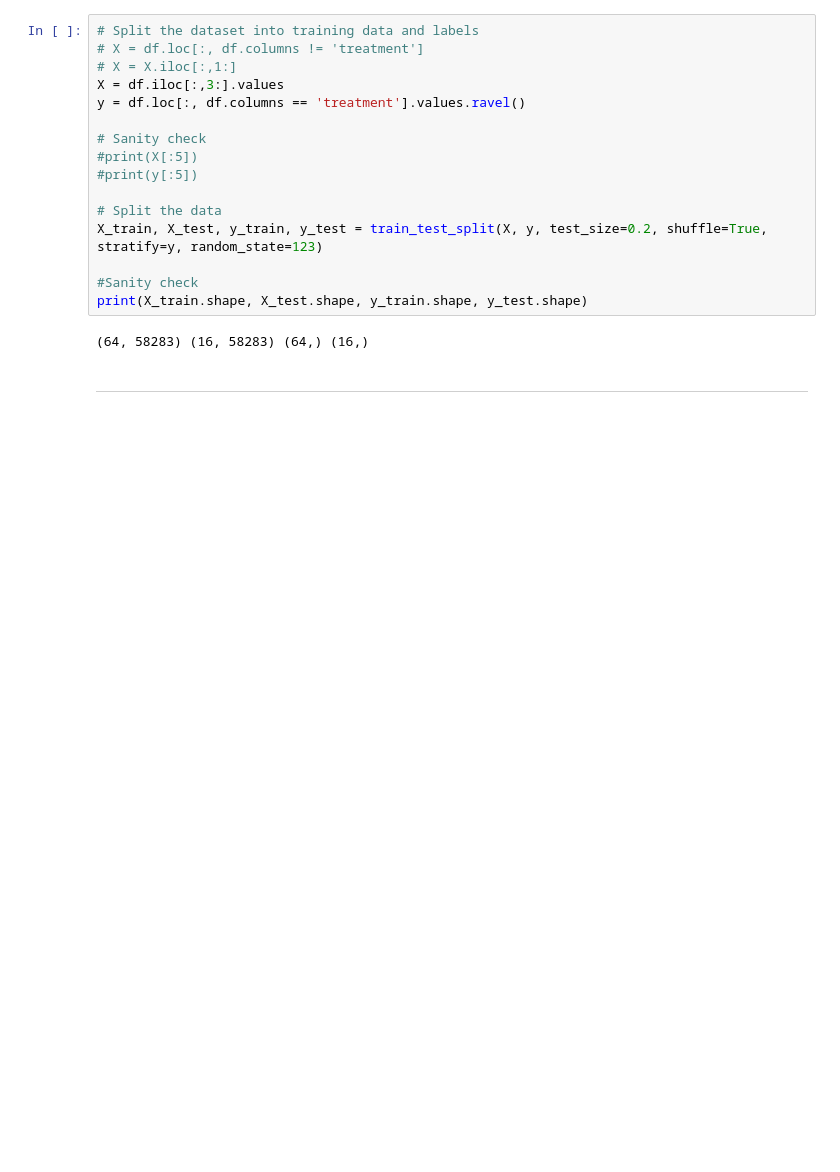
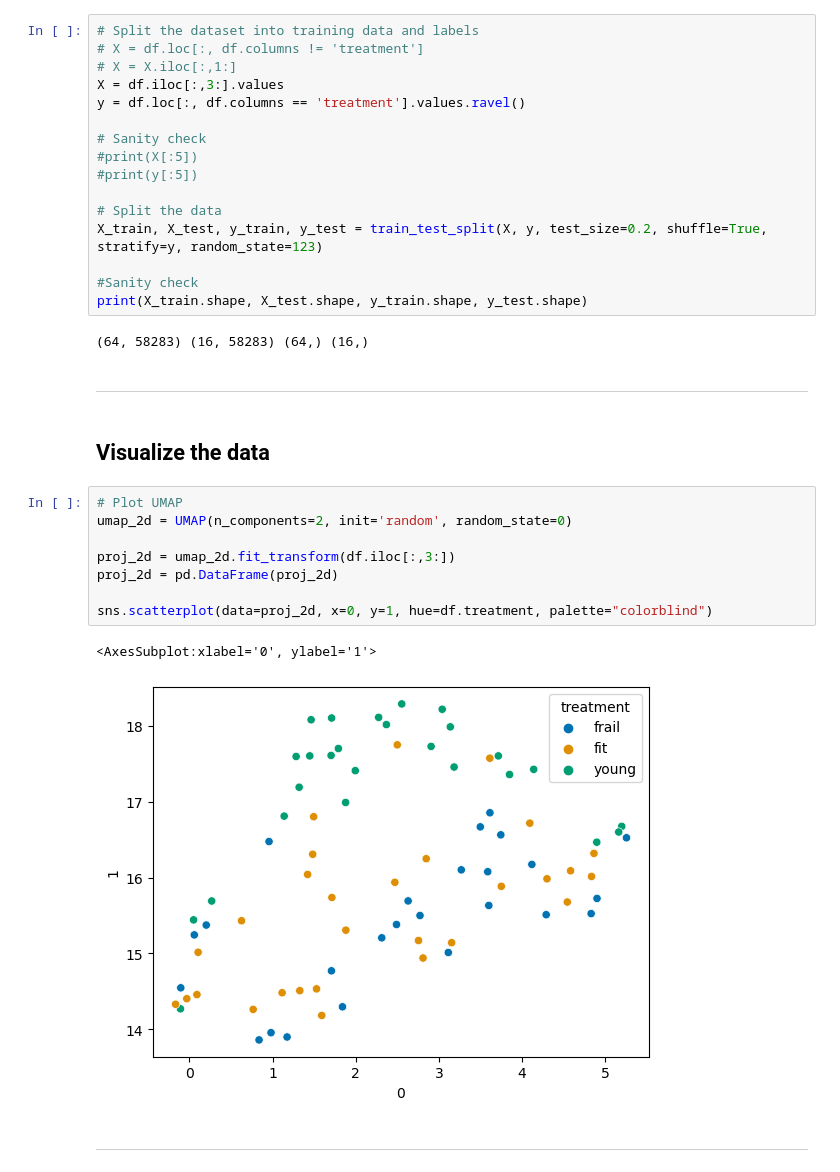
Before and after one commit to shehbeel/frailty-clinical-model, a Jupyter notebook: analyses/01-frailty-modeling/01-frailty-ml-model.ipynb, the cells around one changed output. Cells and saved outputs as stored; diff of their text form; blank space fills up the shorter version.

Commit message:
added umap plot

```diff
--- a/analyses/01-frailty-modeling/01-frailty-ml-model.ipynb
+++ b/analyses/01-frailty-modeling/01-frailty-ml-model.ipynb
@@ -84,6 +85,21 @@ X_train, X_test, y_train, y_test = train_test_split(X, y, test_size=0.2, shuffle
 print(X_train.shape, X_test.shape, y_train.shape, y_test.shape)
 # %% [output]
 (64, 58283) (16, 58283) (64,) (16,)
+# %% [markdown]
+---
+# %% [markdown]
+## Visualize the data
+# %%
+# Plot UMAP
+umap_2d = UMAP(n_components=2, init='random', random_state=0)
+
+proj_2d = umap_2d.fit_transform(df.iloc[:,3:])
+proj_2d = pd.DataFrame(proj_2d)
+
+sns.scatterplot(data=proj_2d, x=0, y=1, hue=df.treatment, palette="colorblind")
+# %% [output]
+<AxesSubplot:xlabel='0', ylabel='1'>
+[figure, added]
 # %% [markdown]
 ---
 # %% [markdown]
```
Also changed, not shown: parts of 1 cell of this notebook.
